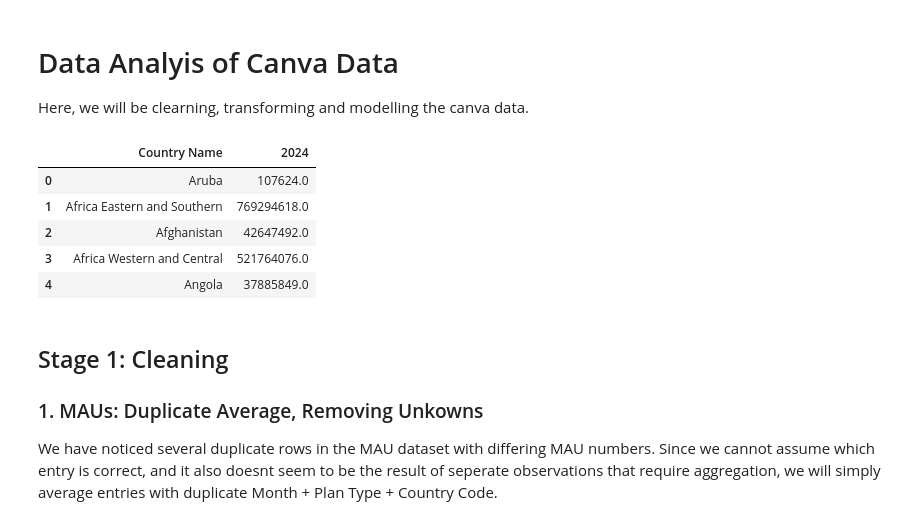
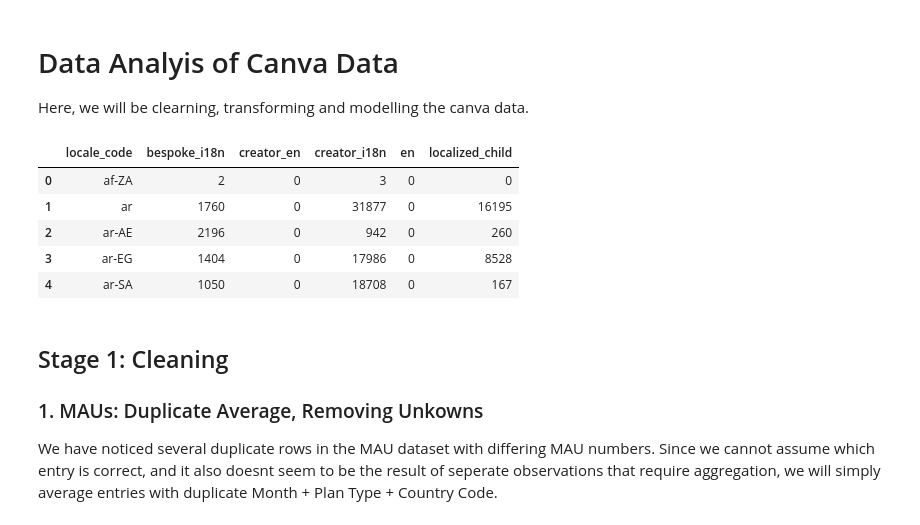
Before and after one commit to edwardroy72/scif3000-25t3-team-L, a Jupyter notebook: data_analysis.ipynb, the cells around one changed output. Saved outputs shown, nothing was run; the diff lists cells and outputs as text; code cells hidden in the pictures.

```diff
--- a/data_analysis.ipynb
+++ b/data_analysis.ipynb
@@ -3,24 +3,24 @@
 Here, we will be clearning, transforming and modelling the canva data.
 # %%
 import pandas as pd
-import matplotlib as mpl
+import matplotlib.pyplot as plt
 import numpy as np
 from IPython.display import display, HTML
 import pycountry
+import cartopy.crs as ccrs
+import cartopy.feature as cfeature
+from scipy.stats import gaussian_kde
 
-mau_df = pd.read_csv("mau_by_plan_type.csv")
-device_tiers_df = pd.read_csv("device_tiers.csv")
-canva_templates_df = pd.read_csv("canva_templates.csv")
-population_df = pd.read_csv("global_population.csv")
-mau_df.head()
-population_df.head()
+
+canva_templates_df = pd.read_csv("./data/canva_templates.csv")
+canva_templates_df.head()
 # %% [output]
-|  | Country Name | 2024 |
-| 0 | Aruba | 107624.0 |
-| 1 | Africa Eastern and Southern | 769294618.0 |
-| 2 | Afghanistan | 42647492.0 |
-| 3 | Africa Western and Central | 521764076.0 |
-| 4 | Angola | 37885849.0 |
+|  | locale_code | bespoke_i18n | creator_en | creator_i18n | en | localized_child |
+| 0 | af-ZA | 2 | 0 | 3 | 0 | 0 |
+| 1 | ar | 1760 | 0 | 31877 | 0 | 16195 |
+| 2 | ar-AE | 2196 | 0 | 942 | 0 | 260 |
+| 3 | ar-EG | 1404 | 0 | 17986 | 0 | 8528 |
+| 4 | ar-SA | 1050 | 0 | 18708 | 0 | 167 |
 # %% [markdown]
 ## Stage 1: Cleaning
 ### 1. MAUs: Duplicate Average, Removing Unkowns
```
Also changed, not shown: parts of 4 cells of this notebook, 5 other files.
